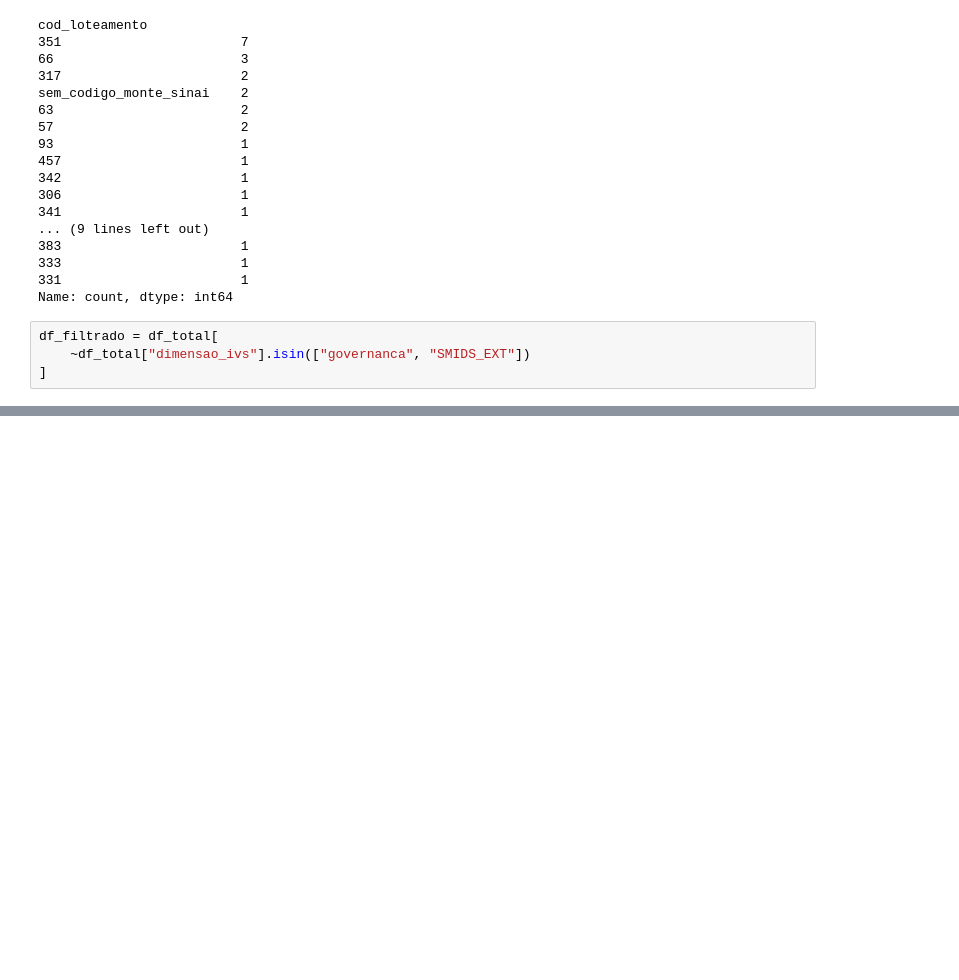
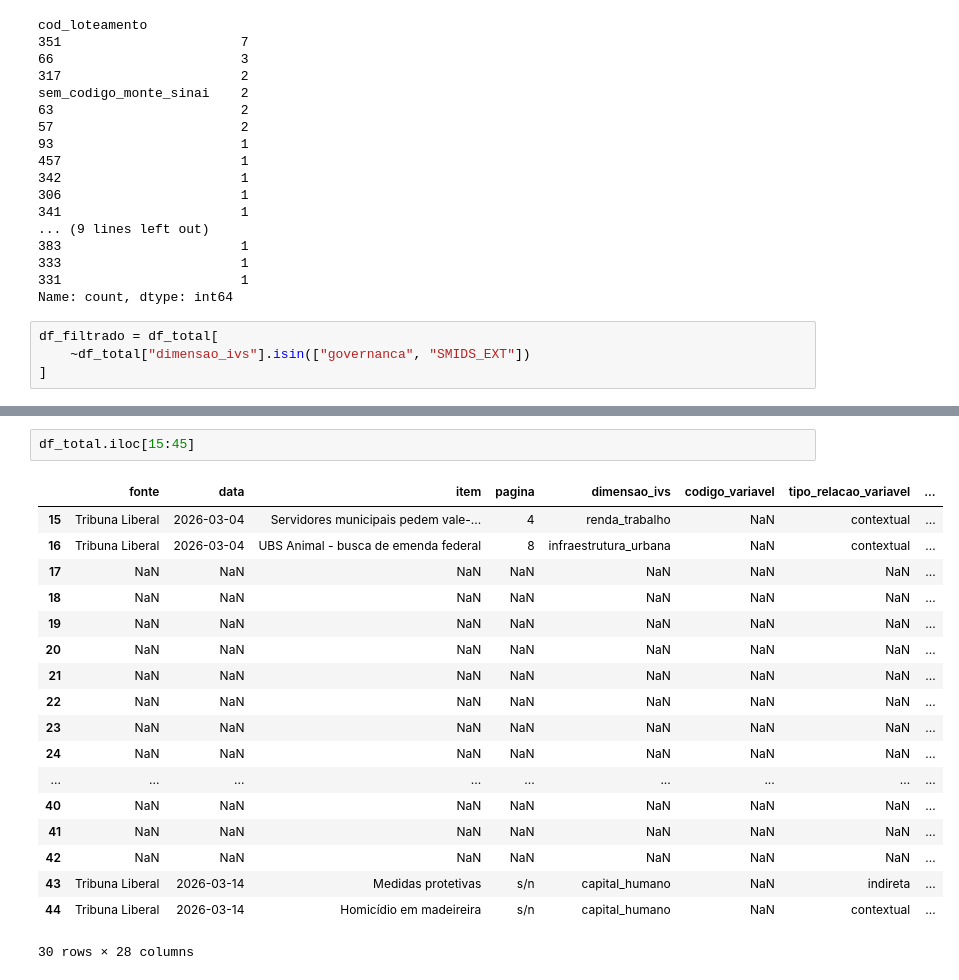
Before and after one commit to ailtonfv/pmh-arquitetura-dados-sociais, a Jupyter notebook: notebooks/midia/Análise/tribuna_e_outras.ipynb, the cells around one changed output, grey strips where cells are left out. Saved outputs shown, nothing was run; the diff lists cells and outputs as text; blank space fills up the shorter version.

```diff
--- a/notebooks/midia/Análise/tribuna_e_outras.ipynb
+++ b/notebooks/midia/Análise/tribuna_e_outras.ipynb
@@ -373,0 +415,21 @@ df_filtrado = df_total[
+# %%
+df_total.iloc[15:45]
+# %% [output]
+|  | fonte | data | item | pagina | dimensao_ivs | codigo_variavel | tipo_relacao_variavel | ... |
+| 15 | Tribuna Liberal | 2026-03-04 | Servidores municipais pedem vale-... | 4 | renda_trabalho | NaN | contextual | ... |
+| 16 | Tribuna Liberal | 2026-03-04 | UBS Animal - busca de emenda federal | 8 | infraestrutura_urbana | NaN | contextual | ... |
+| 17 | NaN | NaN | NaN | NaN | NaN | NaN | NaN | ... |
+| 18 | NaN | NaN | NaN | NaN | NaN | NaN | NaN | ... |
+| 19 | NaN | NaN | NaN | NaN | NaN | NaN | NaN | ... |
+| 20 | NaN | NaN | NaN | NaN | NaN | NaN | NaN | ... |
+| 21 | NaN | NaN | NaN | NaN | NaN | NaN | NaN | ... |
+| 22 | NaN | NaN | NaN | NaN | NaN | NaN | NaN | ... |
+| 23 | NaN | NaN | NaN | NaN | NaN | NaN | NaN | ... |
+| 24 | NaN | NaN | NaN | NaN | NaN | NaN | NaN | ... |
+| ... | ... | ... | ... | ... | ... | ... | ... | ... |
+| 40 | NaN | NaN | NaN | NaN | NaN | NaN | NaN | ... |
+| 41 | NaN | NaN | NaN | NaN | NaN | NaN | NaN | ... |
+| 42 | NaN | NaN | NaN | NaN | NaN | NaN | NaN | ... |
+| 43 | Tribuna Liberal | 2026-03-14 | Medidas protetivas | s/n | capital_humano | NaN | indireta | ... |
+| 44 | Tribuna Liberal | 2026-03-14 | Homicídio em madeireira | s/n | capital_humano | NaN | contextual | ... |
+30 rows × 28 columns
```
Also changed, not shown: parts of 5 cells of this notebook, 1 other file.
